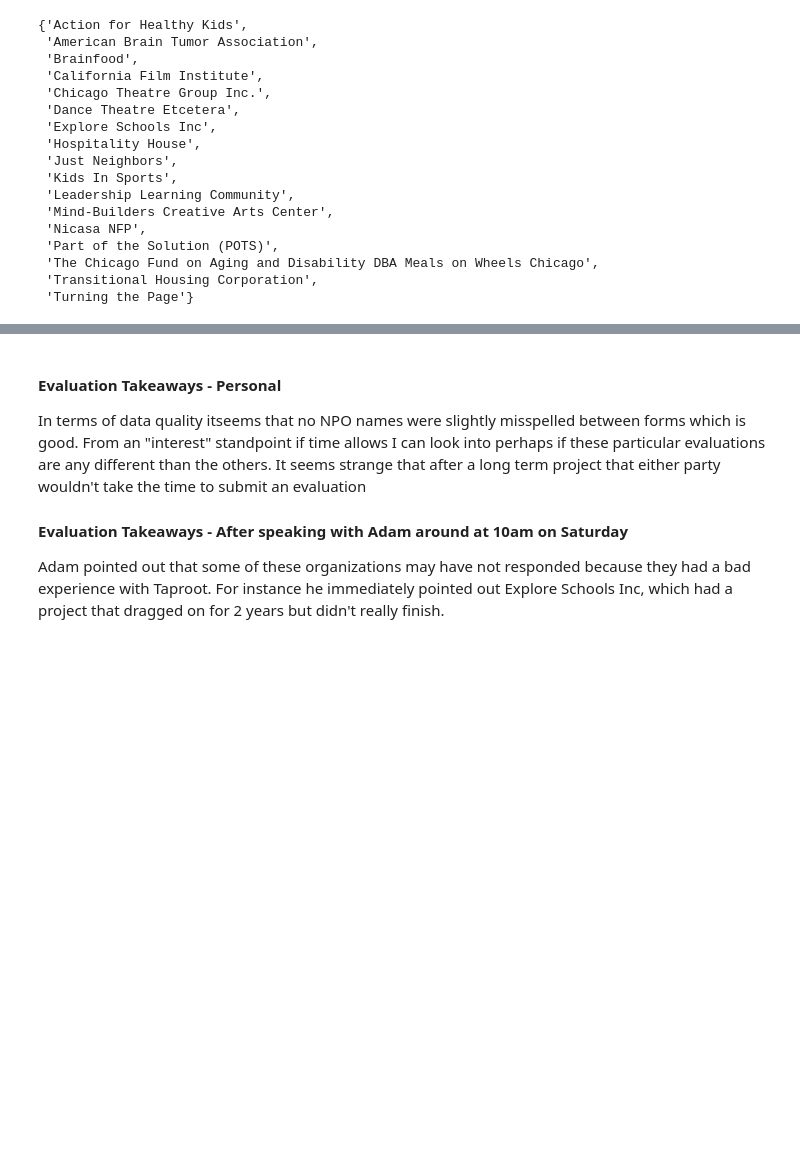
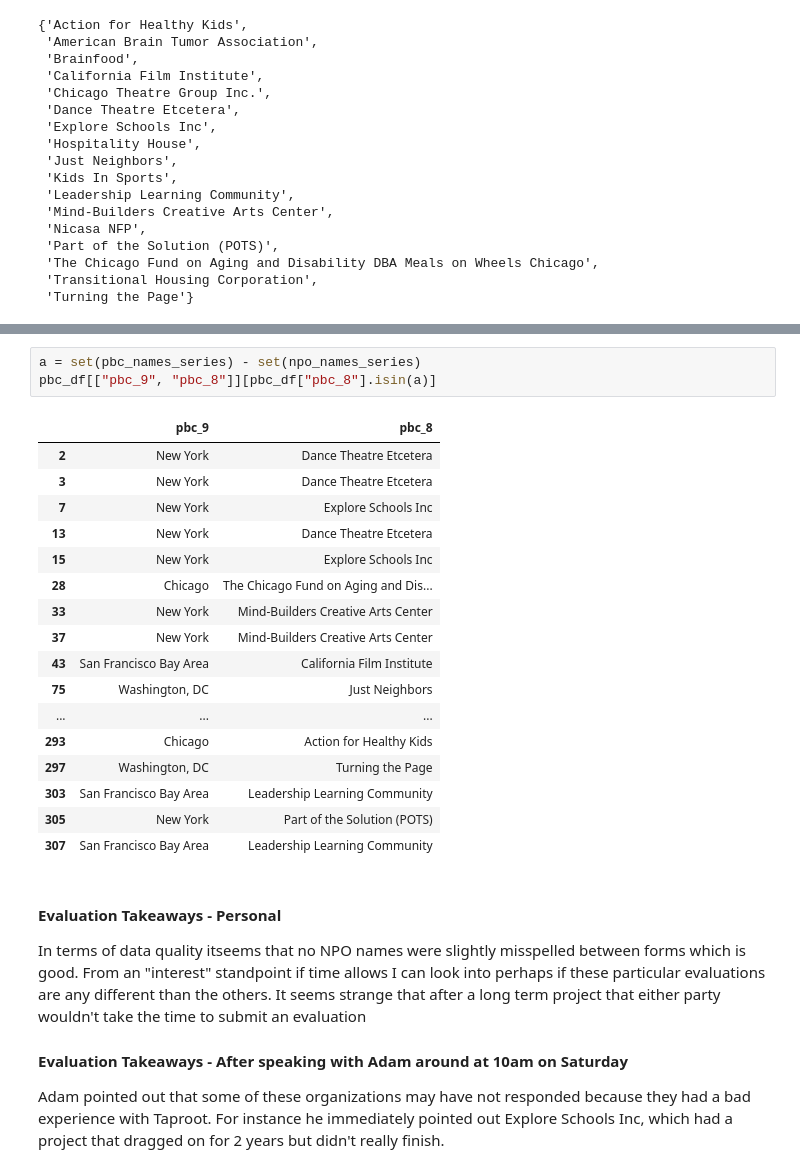
Before and after one commit to datakind/Taproot, a Jupyter notebook: Extra Data Exploratory Analysis.ipynb, the cells around one changed output, grey strips where cells are left out. Cells and saved outputs as stored; diff of their text form; blank space fills up the shorter version.

```diff
--- a/Extra Data Exploratory Analysis.ipynb
+++ b/Extra Data Exploratory Analysis.ipynb
@@ -124,3 +127,24 @@ set(pbc_names_series) - set(npo_names_series)
+# %%
+a = set(pbc_names_series) - set(npo_names_series)
+pbc_df[["pbc_9", "pbc_8"]][pbc_df["pbc_8"].isin(a)]
+# %% [output]
+|  | pbc_9 | pbc_8 |
+| 2 | New York | Dance Theatre Etcetera |
+| 3 | New York | Dance Theatre Etcetera |
+| 7 | New York | Explore Schools Inc |
+| 13 | New York | Dance Theatre Etcetera |
+| 15 | New York | Explore Schools Inc |
+| 28 | Chicago | The Chicago Fund on Aging and Dis... |
+| 33 | New York | Mind-Builders Creative Arts Center |
+| 37 | New York | Mind-Builders Creative Arts Center |
+| 43 | San Francisco Bay Area | California Film Institute |
+| 75 | Washington, DC | Just Neighbors |
+| ... | ... | ... |
+| 293 | Chicago | Action for Healthy Kids |
+| 297 | Washington, DC | Turning the Page |
+| 303 | San Francisco Bay Area | Leadership Learning Community |
+| 305 | New York | Part of the Solution (POTS) |
+| 307 | San Francisco Bay Area | Leadership Learning Community |
 # %% [markdown]
 #### Evaluation Takeaways - Personal
 In terms of data quality itseems that no NPO names were slightly misspelled between forms which is good. From an "interest" standpoint if time allows I can look into perhaps if these particular evaluations are any different than the others. It seems strange that after a long term project that either party wouldn't take the time to submit an evaluation
```
Also changed, not shown: parts of 3 cells of this notebook, 2 other files.
